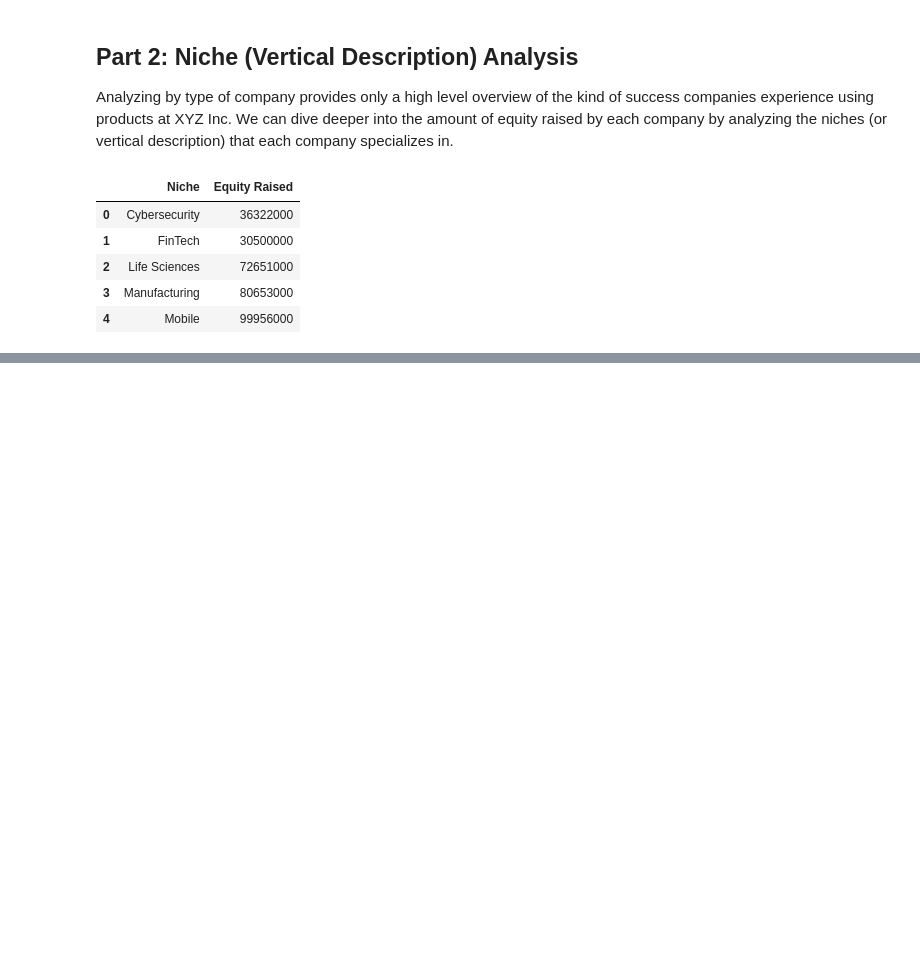
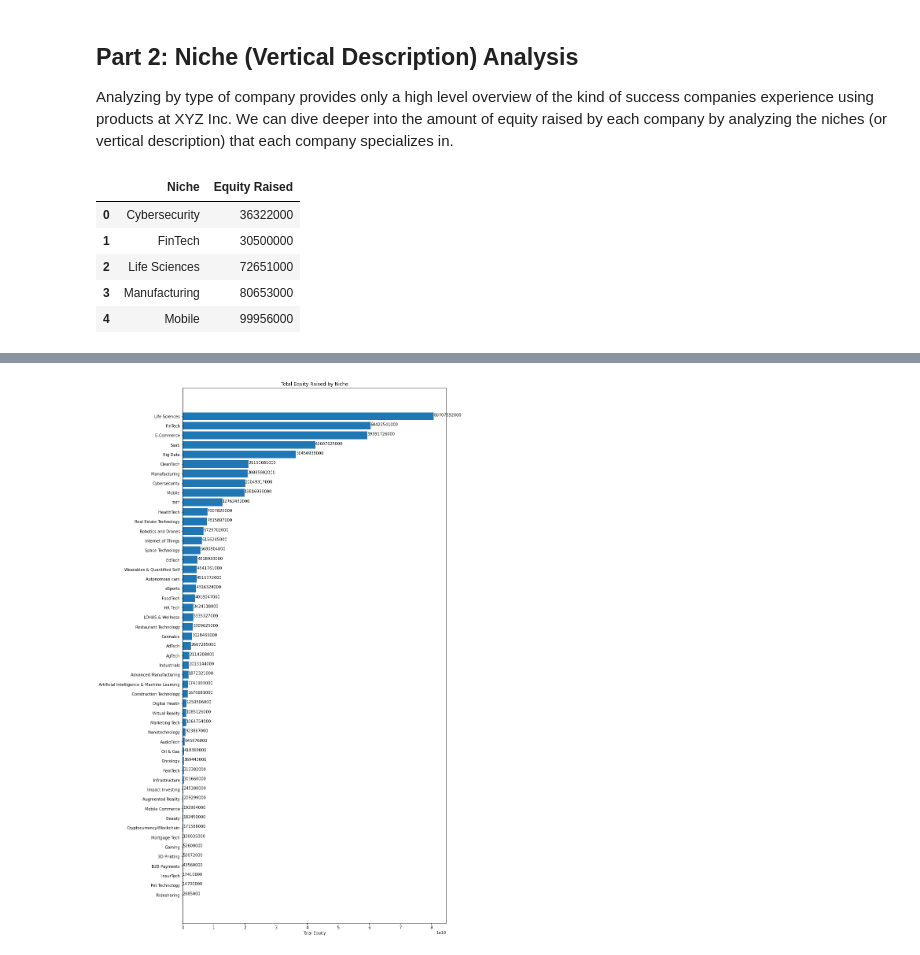
Before and after one commit to gianmillare/Enterprise-Data-Analysis, a Jupyter notebook: market_share_analysis.ipynb, the cells around one changed output, grey strips where cells are left out. Drawn from its saved outputs; the diff is of its cells as text; code cells hidden in the pictures; blank space fills up the shorter version.

```diff
--- a/market_share_analysis.ipynb
+++ b/market_share_analysis.ipynb
@@ -263,0 +266,26 @@ niche_equity_df.head()
+# %%
+# store all values for each column into a list to prep the chart
+
+niche_titles, niche_equities = [], []
+for i in range(len(niche_equity_df["Niche"])):
+    if niche_equity_df["Niche"][i] != 0:
+        niche_titles.append(niche_equity_df["Niche"][i])
+        niche_equities.append(niche_equity_df["Equity Raised"][i])
+# %%
+f, ax = plt.subplots(figsize=(12,25))
+
+xaxis = niche_equities
+yaxis = niche_titles
+
+ax.barh(yaxis, xaxis)
+ax.set_yticklabels(yaxis)
+ax.invert_yaxis()
+ax.set_xlabel("Total Equity")
+ax.set_title('Total Equity Raised by Niche')
+
+for index, value in enumerate(xaxis):
+    plt.text(value, index, str(value))
+
+plt.show()
+# %% [output]
+[figure, added]
```
Also changed, not shown: parts of 5 cells of this notebook.
